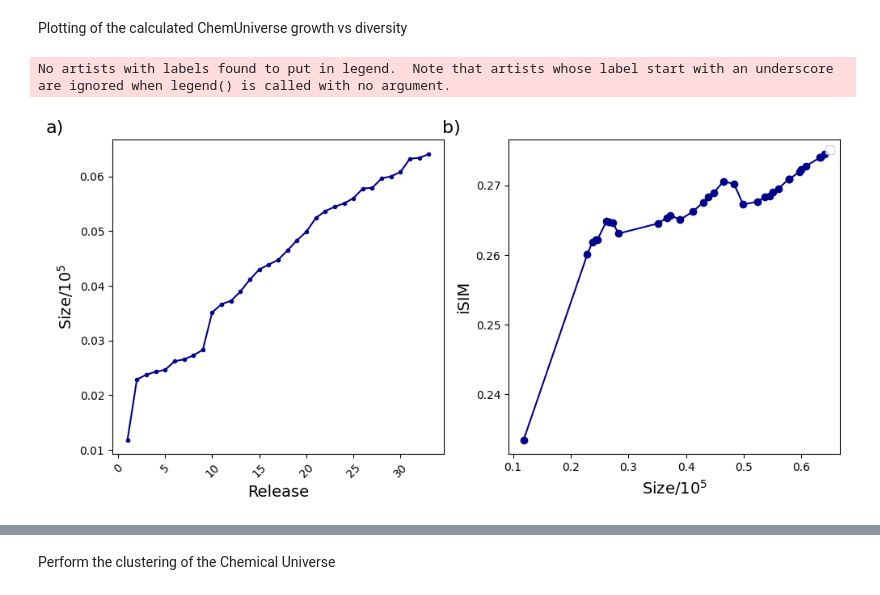
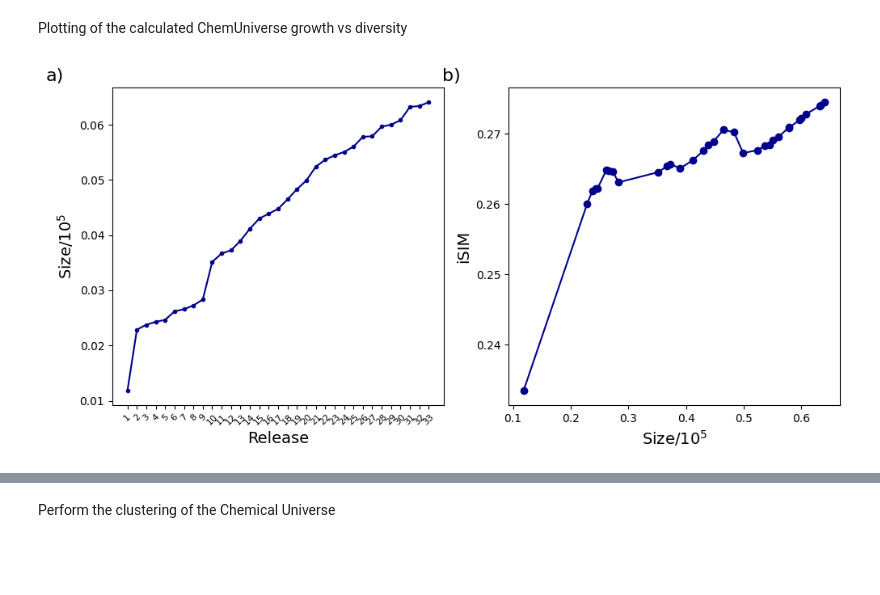
Before and after one commit to klopezperez/ChemUniverse, a Jupyter notebook: chem_universe.ipynb, the cells around one changed output, grey strips where cells are left out. Cells and saved outputs as stored; diff of their text form; code cells hidden in the pictures; blank space fills up the shorter version.

```diff
--- a/chem_universe.ipynb
+++ b/chem_universe.ipynb
@@ -29,13 +31,13 @@ chembl_np = Universe('data/chembl_33_np.csv', n_ary=similarity_index, fingerprin
 Generate the fingerprints, they can be safed if wanted
 # %%
 # Generate the fingerprints
-chembl_np.calc_universe_fingerprints()
+#chembl_np.calc_universe_fingerprints()
 
 # Saved the fingerprints if wanted as .npy file
 # chembl_np.save_universe_fingerprints()
 
 # Load the fingerprints if already saved as .npy file
-#chembl_np.set_universe_fingerprints('data/chembl_33_np.npy')
+chembl_np.set_universe_fingerprints('data/chembl_33_np.npy')
 # %% [markdown]
 Perform the similarity/diversity analysis of the Chemical Universe
 
@@ -67,35 +69,34 @@ Plotting of the calculated ChemUniverse growth vs diversity
 fig, ax = plt.subplots(1, 2, figsize=(10, 5))
 
 # Plot the year vs size
 ax[0].plot(universe_analysis['release'], np.array(universe_analysis['size'])/10**6, color='darkblue', marker='.')
 
 # Plot the size vs iSIM
 ax[1].plot(np.array(universe_analysis['size'])/10**5, universe_analysis['iSIM'], color='darkblue', marker='o')
 
 # Add labels and title
 ax[0].set_xlabel('Release', fontsize=14)
 ax[0].set_ylabel('Size/$10^5$', fontsize=14)
 
-# Set all tick labels on the x-axis to be visible
-plt.setp(ax[0].xaxis.get_majorticklabels(), visible=True)
+# Set all tick marks for all the releases
+ax[0].set_xticks(universe_analysis['release'])
 
 # Set title for the two panels
 ax[0].set_title('a)', fontsize=16, loc='left', x=-0.2)
 ax[1].set_title('b)', fontsize=16, loc='left', x=-0.2)
 
 # Rotate the x-tick labels for better readability
-plt.setp(ax[0].xaxis.get_majorticklabels(), rotation=45, fontsize=10)
+plt.setp(ax[0].xaxis.get_majorticklabels(), rotation=45, fontsize=8)
 plt.setp(ax[0].yaxis.get_majorticklabels(), fontsize=10)
 
 ax[1].set_xlabel('Size/$10^5$', fontsize=14)
 ax[1].set_ylabel('iSIM', fontsize=14)
 
 # Set font size for the y the x-tick labels
 plt.setp(ax[1].xaxis.get_majorticklabels(), fontsize=10)
 plt.setp(ax[1].yaxis.get_majorticklabels(), fontsize=10)
 
 plt.tight_layout()
 plt.show()
 # %% [output]
-No artists with labels found to put in legend.  Note that artists whose label start with an underscore are ignored when legend() is called with no argument.
-[figure, old version]
+[figure, new version]
```
Also changed, not shown: parts of 8 cells of this notebook.
